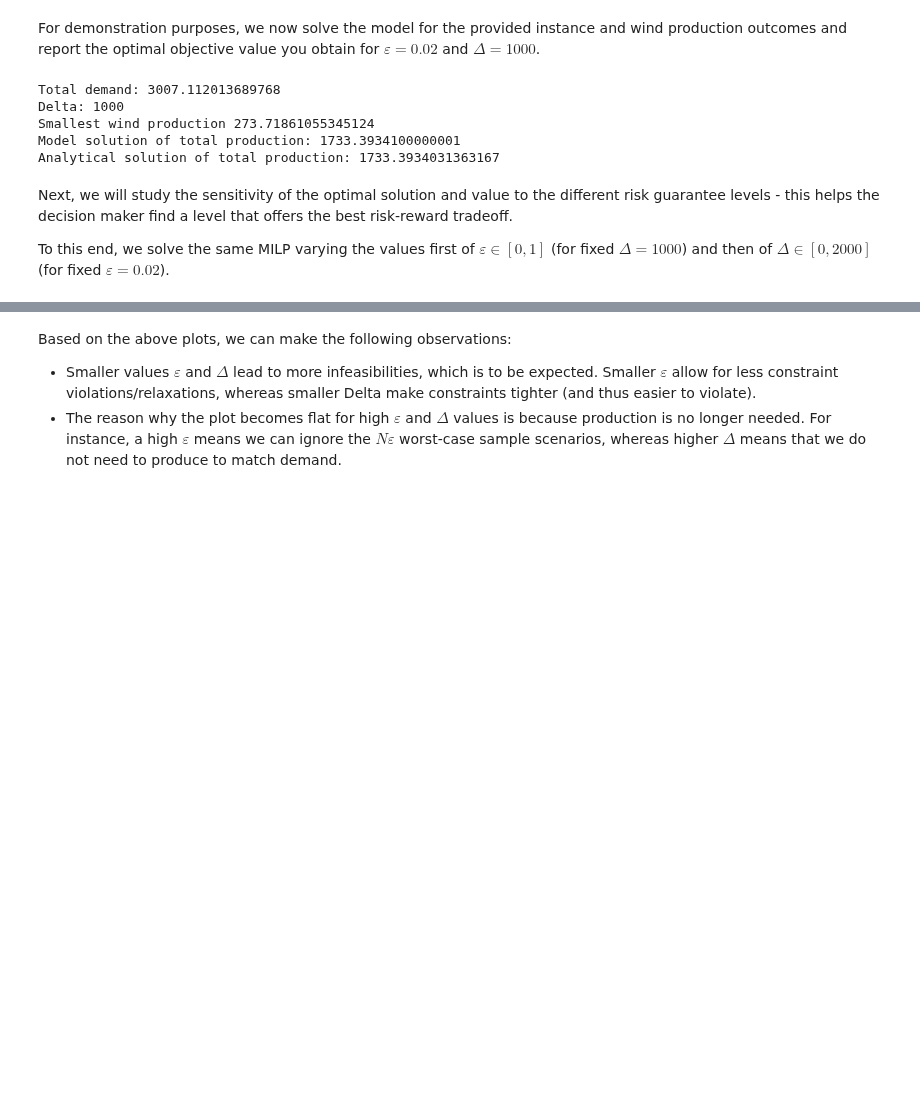
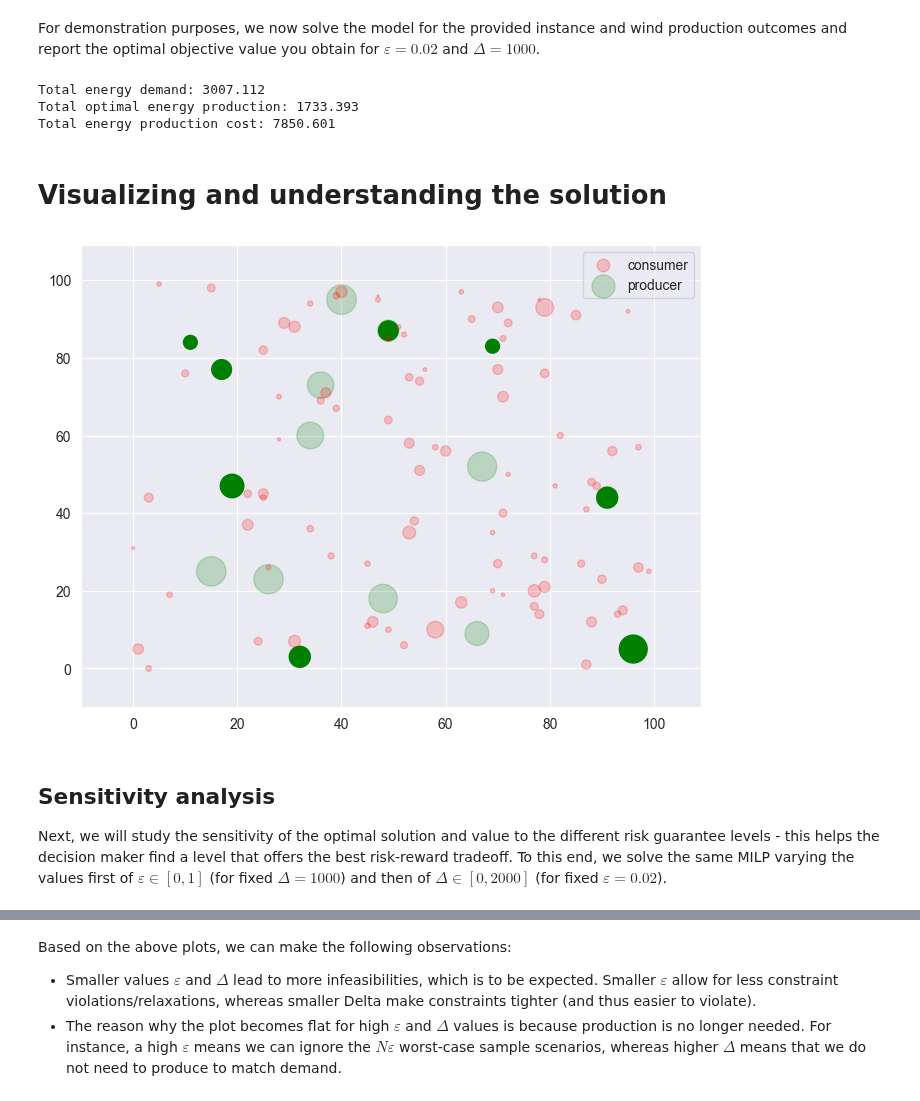
Before and after one commit to mobook/MO-book, a Jupyter notebook: notebooks/09/economicdispatch.ipynb, the cells around one changed output, grey strips where cells are left out. Cells and saved outputs as stored; diff of their text form; code cells hidden in the pictures; blank space fills up the shorter version.

```diff
--- a/notebooks/09/economicdispatch.ipynb
+++ b/notebooks/09/economicdispatch.ipynb
@@ -203,34 +264,29 @@ For demonstration purposes, we now solve the model for the provided instance and
 eps = 0.20
 Delta = 1000
 N = 500
-argMin = int(N*eps)
 
-# Solve model
+# Solve model and report the solution
 model = economic_dispatch(nodes, wind_production_samples, eps, Delta)
 result = pyo.SolverFactory('cbc').solve(model)
-
-# The production is equal to the total demand - Delta - smallest_wind_production
 sum_production = sum([model.p[x].value for x in model.p])
 sum_demand = sum(data['d'] for i, data in nodes.items())
-smallest_wind_production =  sorted([wind_production_samples[j] for j in range(N)])[argMin]
-
-print("Total demand:", sum_demand)
-print("Delta:", Delta)
-print("Smallest wind production", smallest_wind_production)
-print("Model solution of total production:", sum_production)
-
-# The total production should be produced by the cheapest generators.
-print("Analytical solution of total production:", sum_demand - Delta - smallest_wind_production)
+print(f'Total energy demand: {sum_demand:.3f}')
+print(f'Total optimal energy production: {sum_production:.3f}')
+print(f'Total energy production cost: {model.objective():.3f}')
 # %% [output]
-Total demand: 3007.112013689768
-Delta: 1000
-Smallest wind production 273.71861055345124
-Model solution of total production: 1733.3934100000001
-Analytical solution of total production: 1733.3934031363167
+Total energy demand: 3007.112
+Total optimal energy production: 1733.393
+Total energy production cost: 7850.601
+# %% [markdown]
+# Visualizing and understanding the solution
+# %%
+df_nodes['sol'] = model.p.extract_values()
+ShowInstance( df_nodes )
+# %% [output]
+[figure, added]
 # %% [markdown]
-Next, we will study the sensitivity of the optimal solution and value to the different risk guarantee levels - this helps the decision maker find a level that offers the best risk-reward tradeoff.
-
-To this end, we solve the same MILP varying the values first of $\varepsilon \in [0, 1]$ (for fixed $\Delta=1000$) and then of $\Delta \in [0, 2000]$ (for fixed $\varepsilon = 0.02$).
+## Sensitivity analysis
+Next, we will study the sensitivity of the optimal solution and value to the different risk guarantee levels - this helps the decision maker find a level that offers the best risk-reward tradeoff. To this end, we solve the same MILP varying the values first of $\varepsilon \in [0, 1]$ (for fixed $\Delta=1000$) and then of $\Delta \in [0, 2000]$ (for fixed $\varepsilon = 0.02$).
 # %%
 fixed_Delta = 1000
 
```
Also changed, not shown: parts of 20 cells of this notebook.
